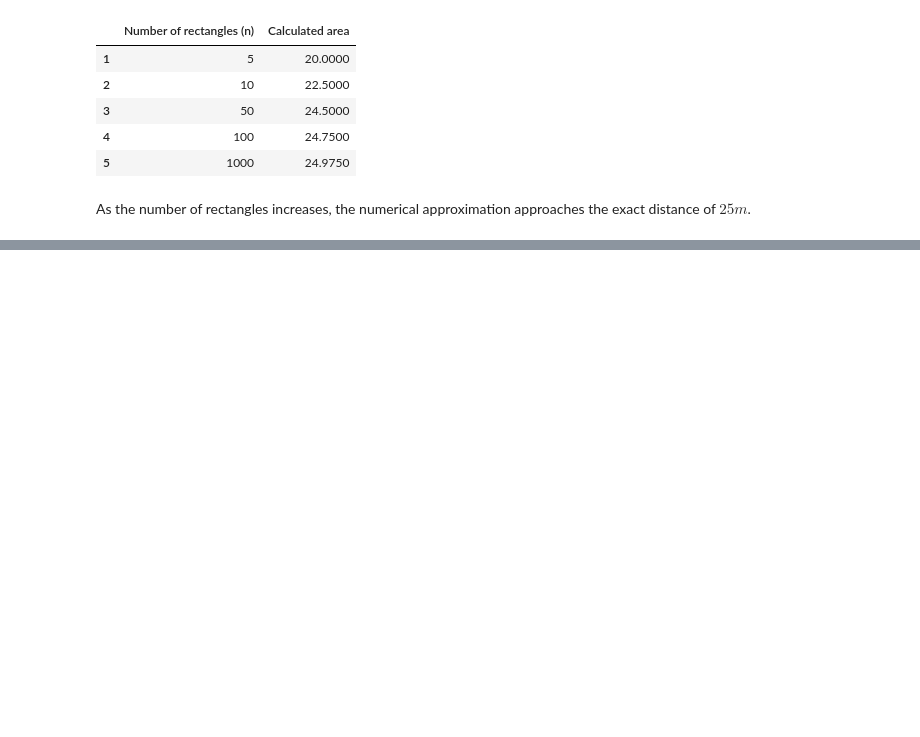
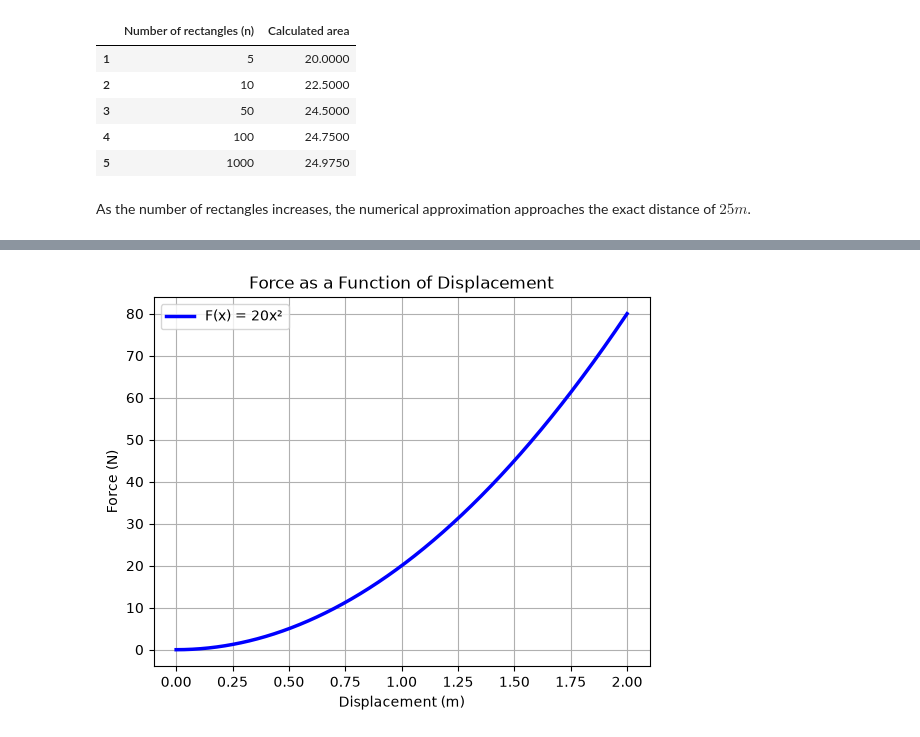
Before and after one commit to Edgybug/integrals-course-project, a Jupyter notebook: course_project.ipynb, the cells around one changed output, grey strips where cells are left out. Cells and saved outputs as stored; diff of their text form; code cells hidden in the pictures; blank space fills up the shorter version.

Commit message:
Working on Chapter 5 - Variable Force and Work

```diff
--- a/course_project.ipynb
+++ b/course_project.ipynb
@@ -620,0 +625,13 @@ $$ \int_a^b f(x)dx = \lim\limits_{n\rightarrow\infty} \sum\limits_{i=1}^{n} f(x_
+# %%
+x = np.linspace(0, 2, 1000)
+F = 20* x**2
+
+plt.plot(x, F, color='blue', linewidth=2.5, label="F(x) = 20x²")
+plt.xlabel("Displacement (m)")
+plt.ylabel("Force (N)")
+plt.title("Force as a Function of Displacement")
+plt.grid(True)
+plt.legend()
+plt.show()
+# %% [output]
+[figure, added]
```
Also changed, not shown: parts of 8 cells of this notebook.
